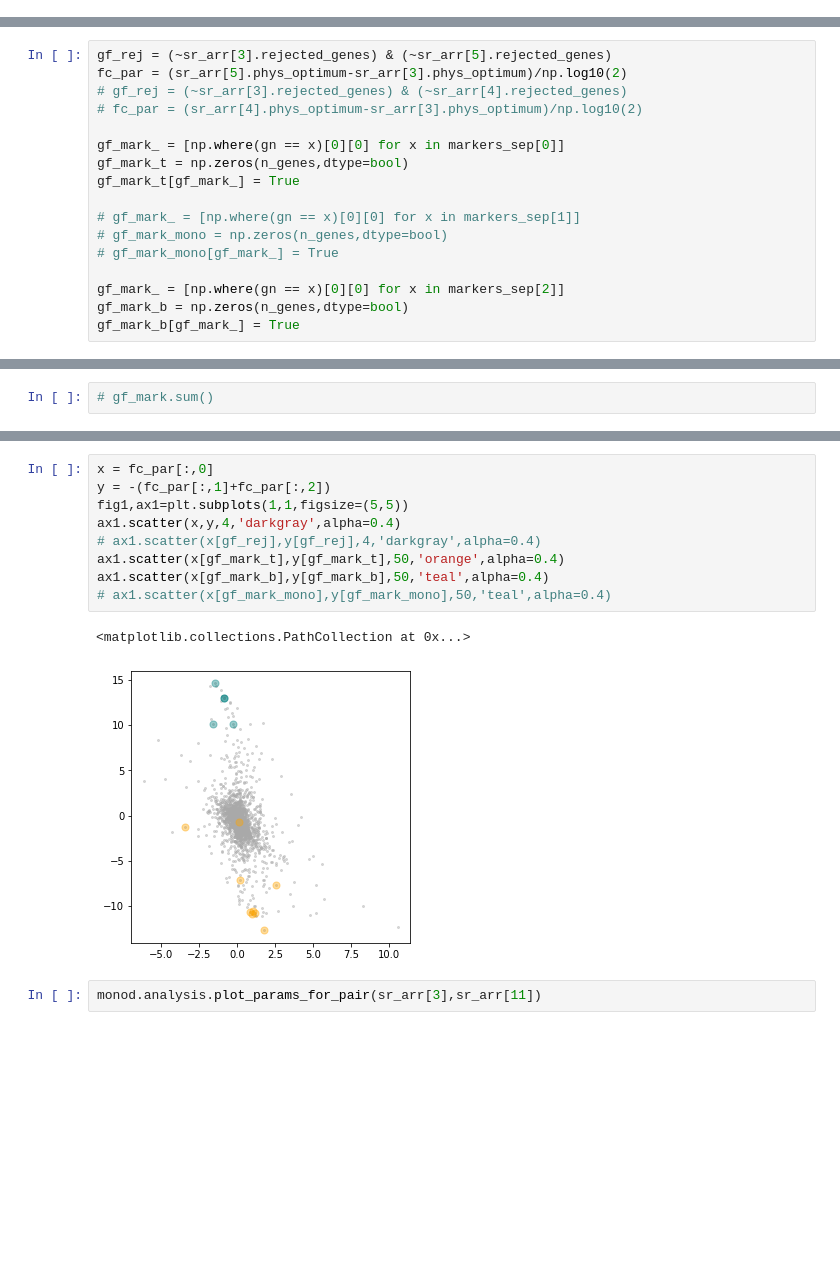
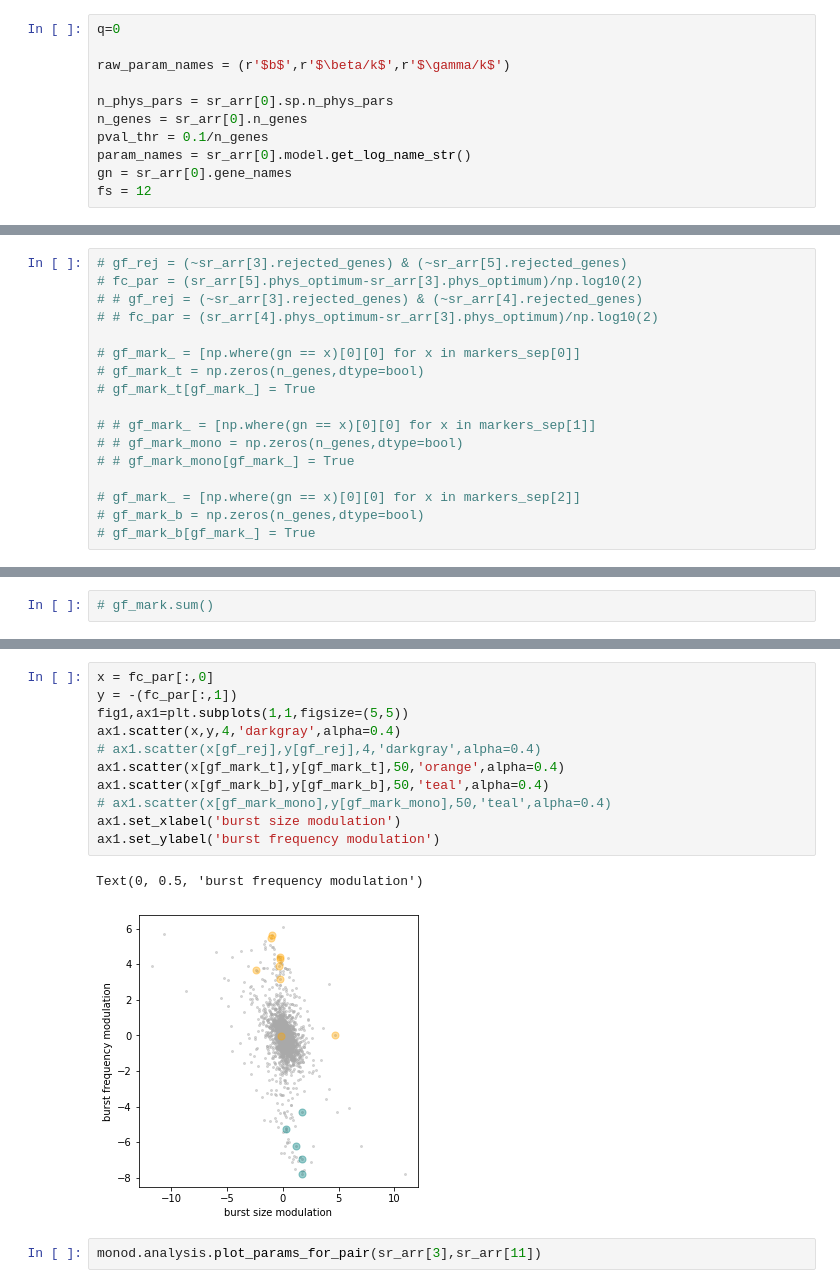
Before and after one commit to pachterlab/GP_2021_3, a Jupyter notebook: notebooks/gg221107_10x_pbmc_analyze.ipynb, the cells around one changed output, grey strips where cells are left out. Cells and saved outputs as stored; diff of their text form; blank space fills up the shorter version.

Commit message:
figures

```diff
--- a/notebooks/gg221107_10x_pbmc_analyze.ipynb
+++ b/notebooks/gg221107_10x_pbmc_analyze.ipynb
@@ -1348,3 +1361,14 @@ markers_sep
   'CCL5'],
  ['CD93', 'CSTA', 'FPR1', 'CD14', 'CD36'],
  ['CD79A', 'CD22', 'BLK', 'IGHD', 'VPREB3']]
+# %%
+q=0
+
+raw_param_names = (r'$b$',r'$\beta/k$',r'$\gamma/k$')
+
+n_phys_pars = sr_arr[0].sp.n_phys_pars
+n_genes = sr_arr[0].n_genes
+pval_thr = 0.1/n_genes
+param_names = sr_arr[0].model.get_log_name_str()
+gn = sr_arr[0].gene_names
+fs = 12
@@ -1351,20 +1392,20 @@ markers_sep
 # %%
-gf_rej = (~sr_arr[3].rejected_genes) & (~sr_arr[5].rejected_genes)
-fc_par = (sr_arr[5].phys_optimum-sr_arr[3].phys_optimum)/np.log10(2)
-# gf_rej = (~sr_arr[3].rejected_genes) & (~sr_arr[4].rejected_genes)
-# fc_par = (sr_arr[4].phys_optimum-sr_arr[3].phys_optimum)/np.log10(2)
+# gf_rej = (~sr_arr[3].rejected_genes) & (~sr_arr[5].rejected_genes)
+# fc_par = (sr_arr[5].phys_optimum-sr_arr[3].phys_optimum)/np.log10(2)
+# # gf_rej = (~sr_arr[3].rejected_genes) & (~sr_arr[4].rejected_genes)
+# # fc_par = (sr_arr[4].phys_optimum-sr_arr[3].phys_optimum)/np.log10(2)
 
-gf_mark_ = [np.where(gn == x)[0][0] for x in markers_sep[0]]
-gf_mark_t = np.zeros(n_genes,dtype=bool)
-gf_mark_t[gf_mark_] = True
+# gf_mark_ = [np.where(gn == x)[0][0] for x in markers_sep[0]]
+# gf_mark_t = np.zeros(n_genes,dtype=bool)
+# gf_mark_t[gf_mark_] = True
 
-# gf_mark_ = [np.where(gn == x)[0][0] for x in markers_sep[1]]
-# gf_mark_mono = np.zeros(n_genes,dtype=bool)
-# gf_mark_mono[gf_mark_] = True
+# # gf_mark_ = [np.where(gn == x)[0][0] for x in markers_sep[1]]
+# # gf_mark_mono = np.zeros(n_genes,dtype=bool)
+# # gf_mark_mono[gf_mark_] = True
 
-gf_mark_ = [np.where(gn == x)[0][0] for x in markers_sep[2]]
-gf_mark_b = np.zeros(n_genes,dtype=bool)
-gf_mark_b[gf_mark_] = True
+# gf_mark_ = [np.where(gn == x)[0][0] for x in markers_sep[2]]
+# gf_mark_b = np.zeros(n_genes,dtype=bool)
+# gf_mark_b[gf_mark_] = True
 # %%
 (sr_arr[5].rejected_genes).sum()
 # %% [output]
@@ -1419,15 +1489,17 @@ NameError: name 'fc_par' is not defined
 # %%
 x = fc_par[:,0]
-y = -(fc_par[:,1]+fc_par[:,2])
+y = -(fc_par[:,1])
 fig1,ax1=plt.subplots(1,1,figsize=(5,5))
 ax1.scatter(x,y,4,'darkgray',alpha=0.4)
 # ax1.scatter(x[gf_rej],y[gf_rej],4,'darkgray',alpha=0.4)
 ax1.scatter(x[gf_mark_t],y[gf_mark_t],50,'orange',alpha=0.4)
 ax1.scatter(x[gf_mark_b],y[gf_mark_b],50,'teal',alpha=0.4)
 # ax1.scatter(x[gf_mark_mono],y[gf_mark_mono],50,'teal',alpha=0.4)
+ax1.set_xlabel('burst size modulation')
+ax1.set_ylabel('burst frequency modulation')
 # %% [output]
-<matplotlib.collections.PathCollection at 0x...>
+Text(0, 0.5, 'burst frequency modulation')
-[figure, old version]
+[figure, new version]
 # %%
 monod.analysis.plot_params_for_pair(sr_arr[3],sr_arr[11])
 # %% [output]
```
Also changed, not shown: parts of 17 cells of this notebook, 24 other files.
